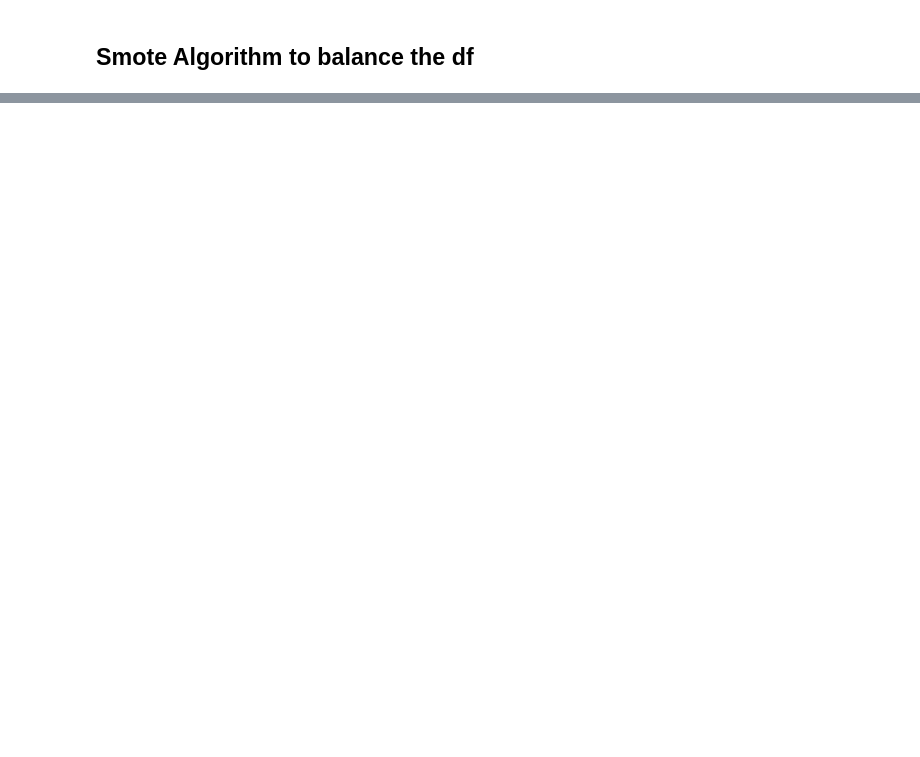
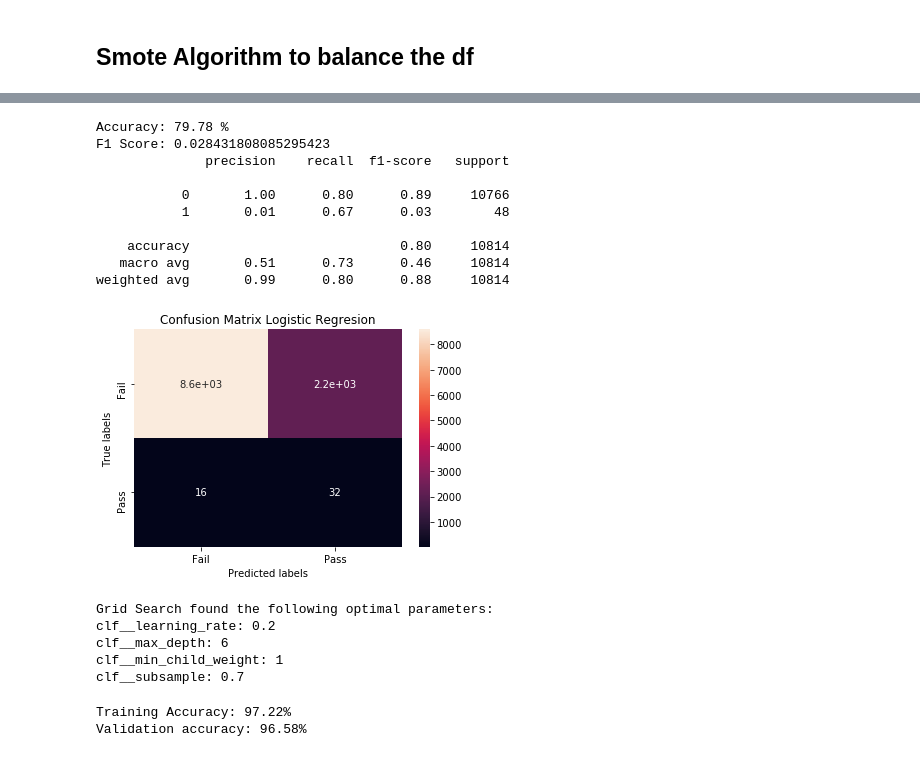
Before and after one commit to Cristinamulas/predicting-behavior-of-new-costumers-based-on-cookies-data, a Jupyter notebook: First Notebook.ipynb, the cells around one changed output, grey strips where cells are left out. Saved outputs shown, nothing was run; the diff lists cells and outputs as text; code cells hidden in the pictures; blank space fills up the shorter version.

```diff
--- a/First Notebook.ipynb
+++ b/First Notebook.ipynb
@@ -478,0 +551,16 @@ higert % of user that didnt buy the products.
+# %%
+
+metrix_classifier(y_test, y_pred_c1)
+confusion_m(y_test,y_pred_c1, 'Logistic Regresion')
+# %% [output]
+Accuracy: 79.78 %
+F1 Score: 0.028431808085295423
+              precision    recall  f1-score   support
+
+           0       1.00      0.80      0.89     10766
+           1       0.01      0.67      0.03        48
+
+    accuracy                           0.80     10814
+   macro avg       0.51      0.73      0.46     10814
+weighted avg       0.99      0.80      0.88     10814
+[figure, added]
@@ -478,0 +586,35 @@ higert % of user that didnt buy the products.
+# %%
+param_grid_1 = {'clf__penalty': ['l1', 'l2'],'clf__C':[0.001,.009,0.01,.09,1,5,10,25]}
+
+param_grid = {
+    'clf__learning_rate': [0.1, 0.2],
+    'clf__max_depth': [6],
+    'clf__min_child_weight': [1, 2],
+    'clf__subsample': [0.5, 0.7]
+}
+grid_clf = GridSearchCV(model, param_grid, scoring='accuracy', cv=3, n_jobs=1)
+grid_clf.fit(X_train, y_train)
+
+best_parameters = grid_clf.best_params_
+
+print("Grid Search found the following optimal parameters: ")
+for param_name in sorted(best_parameters.keys()):
+    print("%s: %r" % (param_name, best_parameters[param_name]))
+# %% [output]
+Grid Search found the following optimal parameters:
+clf__learning_rate: 0.2
+clf__max_depth: 6
+clf__min_child_weight: 1
+clf__subsample: 0.7
+# %%
+training_preds = grid_clf.predict(X_train)
+val_preds = grid_clf.predict(X_test)
+training_accuracy = accuracy_score(y_train, training_preds)
+val_accuracy = accuracy_score(y_test, val_preds)
+
+print("")
+print("Training Accuracy: {:.4}%".format(training_accuracy * 100))
+print("Validation accuracy: {:.4}%".format(val_accuracy * 100))
+# %% [output]
+Training Accuracy: 97.22%
+Validation accuracy: 96.58%
```
Also changed, not shown: parts of 22 cells of this notebook.
